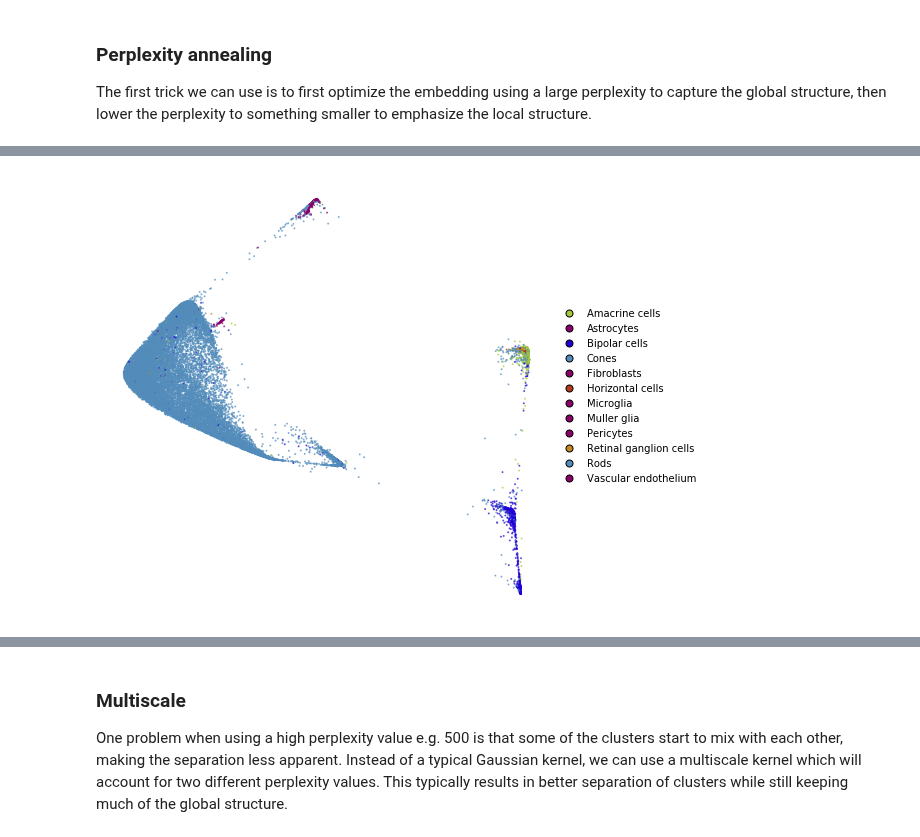
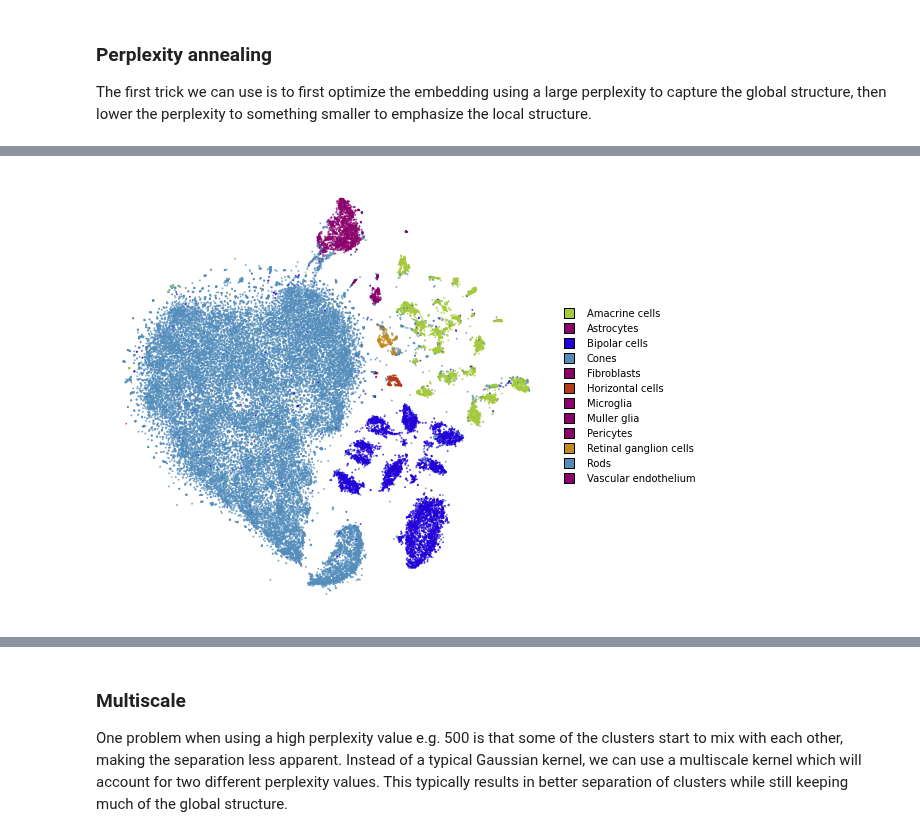
Before and after one commit to pavlin-policar/openTSNE, a Jupyter notebook: examples/03_preserving_global_structure.ipynb, the cells around one changed output, grey strips where cells are left out. Drawn from its saved outputs; the diff is of its cells as text; code cells hidden in the pictures.

```diff
--- a/examples/03_preserving_global_structure.ipynb
+++ b/examples/03_preserving_global_structure.ipynb
@@ -182,11 +177,7 @@ When dealing with large data sets, methods which compute large perplexities may
 The first trick we can use is to first optimize the embedding using a large perplexity to capture the global structure, then lower the perplexity to something smaller to emphasize the local structure.
 # %%
 %%time
-affinities_annealing = affinity.PerplexityBasedNN(
-    x,
-    perplexity=500,
-    metric="cosine",
-    n_jobs=8,
-    random_state=3,
-)
+embedding_annealing = openTSNE.TSNE(
+    perplexity=500, metric="cosine", initialization="pca", n_jobs=8, random_state=3
+).fit(x)
 # %% [output]
@@ -214,4 +196,4 @@ Wall time: 48.2 s
 # %%
-plot(embedding1)
+plot(embedding_annealing)
 # %% [output]
-[figure, old version]
+[figure, new version]
```
Also changed, not shown: parts of 45 cells of this notebook, 37 other files.
